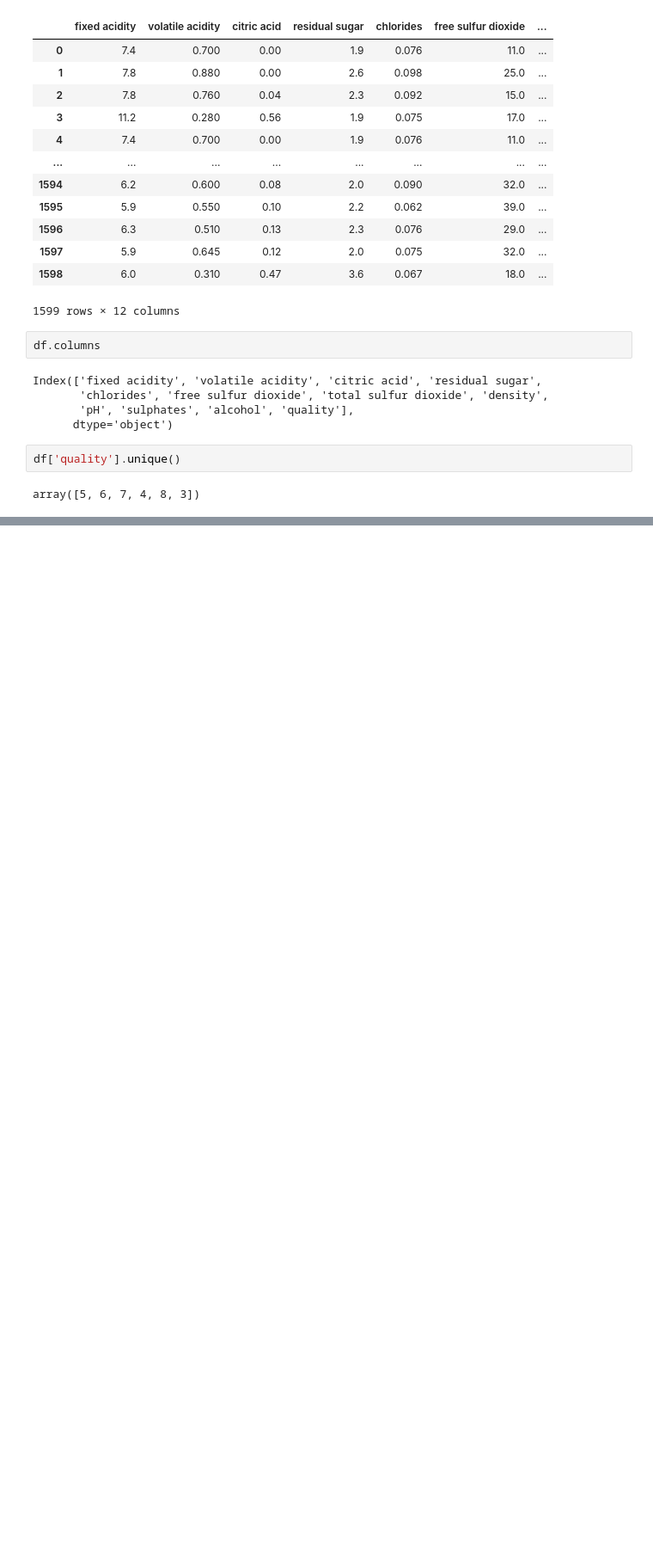
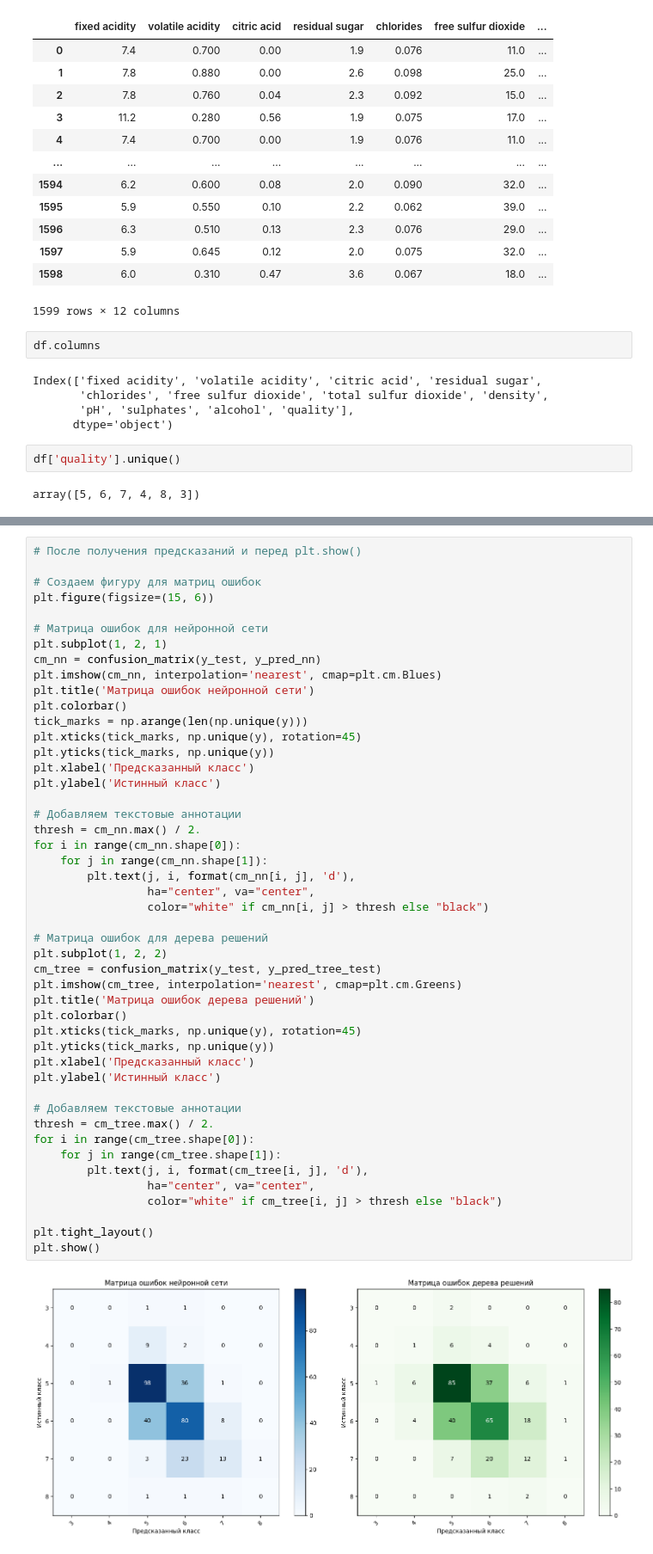
Before and after one commit to Alekseev53/ml_8sem, a Jupyter notebook: Лабораторная 4/ML Лабораторная №4 Алексеев Александр БПМ-21-3.ipynb, the cells around one changed output, grey strips where cells are left out. Shown at 86% size. Saved outputs shown, nothing was run; the diff lists cells and outputs as text; blank space fills up the shorter version.

```diff
--- a/Лабораторная 4/ML Лабораторная №4 Алексеев Александр БПМ-21-3.ipynb
+++ b/Лабораторная 4/ML Лабораторная №4 Алексеев Александр БПМ-21-3.ipynb
@@ -109,0 +182,49 @@ rosstro-velox.ru	TRUE"""
+# %%
+# После получения предсказаний и перед plt.show()
+
+# Создаем фигуру для матриц ошибок
+plt.figure(figsize=(15, 6))
+
+# Матрица ошибок для нейронной сети
+plt.subplot(1, 2, 1)
+cm_nn = confusion_matrix(y_test, y_pred_nn)
+plt.imshow(cm_nn, interpolation='nearest', cmap=plt.cm.Blues)
+plt.title('Матрица ошибок нейронной сети')
+plt.colorbar()
+tick_marks = np.arange(len(np.unique(y)))
+plt.xticks(tick_marks, np.unique(y), rotation=45)
+plt.yticks(tick_marks, np.unique(y))
+plt.xlabel('Предсказанный класс')
+plt.ylabel('Истинный класс')
+
+# Добавляем текстовые аннотации
+thresh = cm_nn.max() / 2.
+for i in range(cm_nn.shape[0]):
+    for j in range(cm_nn.shape[1]):
+        plt.text(j, i, format(cm_nn[i, j], 'd'),
+                 ha="center", va="center",
+                 color="white" if cm_nn[i, j] > thresh else "black")
+
+# Матрица ошибок для дерева решений
+plt.subplot(1, 2, 2)
+cm_tree = confusion_matrix(y_test, y_pred_tree_test)
+plt.imshow(cm_tree, interpolation='nearest', cmap=plt.cm.Greens)
+plt.title('Матрица ошибок дерева решений')
+plt.colorbar()
+plt.xticks(tick_marks, np.unique(y), rotation=45)
+plt.yticks(tick_marks, np.unique(y))
+plt.xlabel('Предсказанный класс')
+plt.ylabel('Истинный класс')
+
+# Добавляем текстовые аннотации
+thresh = cm_tree.max() / 2.
+for i in range(cm_tree.shape[0]):
+    for j in range(cm_tree.shape[1]):
+        plt.text(j, i, format(cm_tree[i, j], 'd'),
+                 ha="center", va="center",
+                 color="white" if cm_tree[i, j] > thresh else "black")
+
+plt.tight_layout()
+plt.show()
+# %% [output]
+[figure, added]
```
Also changed, not shown: parts of 18 cells of this notebook, 12 other files.
